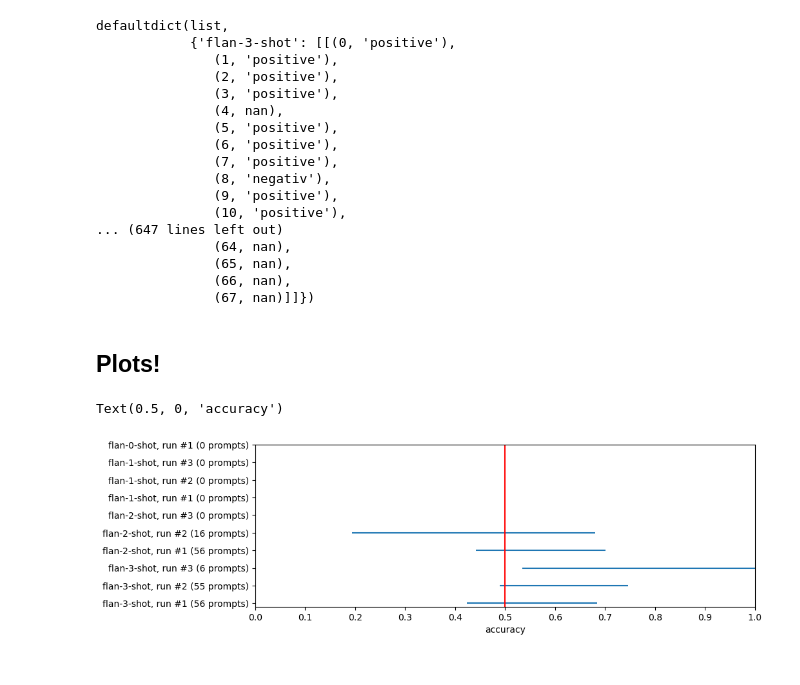
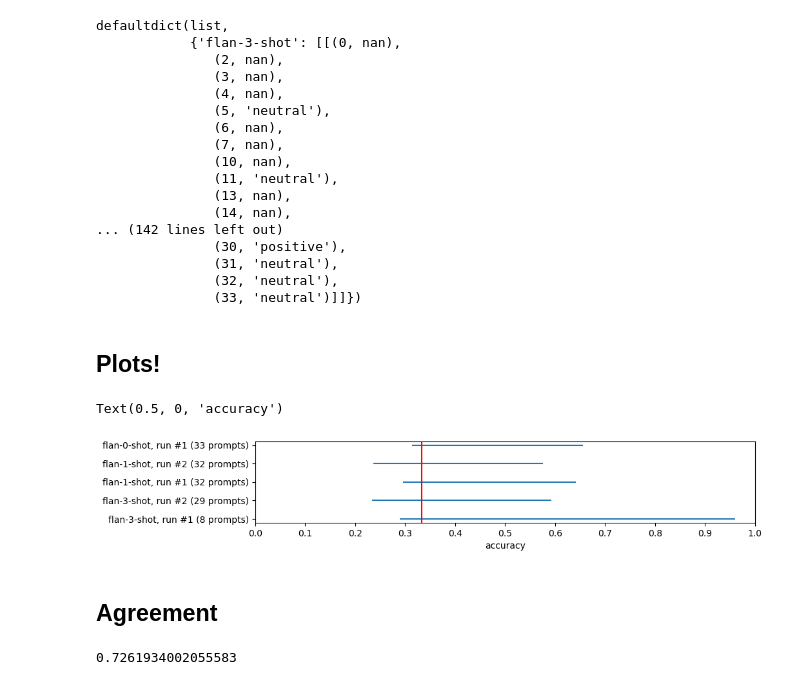
Before and after one commit to aehrm/seminar_cls_2023, a Jupyter notebook: prompting.ipynb, the cells around one changed output. Saved outputs shown, nothing was run; the diff lists cells and outputs as text; code cells hidden in the pictures.

```diff
--- a/prompting.ipynb
+++ b/prompting.ipynb
@@ -86,7 +96,10 @@ for line in open('zero_shot_prompts_anton.txt'):
         gold_anton.append(line.strip()[7:])
 
 annotation_queries['gold_anton'] = gold_anton
+# %%
+annotation_queries['gold_agnes'] = pandas.read_csv('dracor_annotationen_1_ahi.csv', sep=';')['Annotation']
 # %%
+annotation_queries = annotation_queries[~annotation_queries['gold_agnes'].isna()]
 annotation_queries
 # %% [output]
 |  | Unnamed: 0 | Stück | Sprecher | Geschlecht | Left_SP | Left_Context | Satz | Right_Context | Right_SP | ... |
@@ -124,11 +141,15 @@ def calc_accuracy(prediction, gold_annotation):
     for pred, gold in zip(prediction, gold_annotation):
         if pandas.isna(pred):
             res.append(np.nan)
+        elif pandas.isna(gold):
+            res.append(np.nan)
         elif pred.startswith('pos') and gold.startswith('pos'):
             res.append(1)
         elif pred.startswith('neg') and gold.startswith('neg'):
             res.append(1)
-        elif not pred.startswith('neg') and not pred.startswith('pos'):
+        elif pred.startswith('neut') and gold.startswith('neut'):
+            res.append(1)
+        elif not pred.startswith('neg') and not pred.startswith('pos')  and not pred.startswith('neut'):
             print(pred, ' nicht erkennbar!')
             res.append(np.nan)
         else:
@@ -139,9 +160,9 @@ def calc_accuracy(prediction, gold_annotation):
 flan_results = collections.defaultdict(list)
 prng = np.random.RandomState(123471)
 
-for k in [3,2,1,0]:
+for k in [3,1,0]:
     if k > 0:
-        n_repetitions = 1
+        n_repetitions = 2
     else:
         n_repetitions = 1
 
@@ -159,50 +180,63 @@ for k in [3,2,1,0]:
                 pbar.update(1)
             flan_results[f'flan-{k}-shot'].append(results)
 # %%
+with open('flan_results_1.json', 'w') as out:
+    json.dump(flan_results, out)
 flan_results
 # calc_accuracy([ r for i, r in x ], annotation_queries.loc[[ i for i, r in x ], 'gold_anton'])
 # %% [output]
 defaultdict(list,
-            {'flan-3-shot': [[(0, 'positive'),
-               (1, 'positive'),
-               (2, 'positive'),
-               (3, 'positive'),
+            {'flan-3-shot': [[(0, nan),
+               (2, nan),
+               (3, nan),
                (4, nan),
-               (5, 'positive'),
-               (6, 'positive'),
-               (7, 'positive'),
-               (8, 'negativ'),
-               (9, 'positive'),
-               (10, 'positive'),
-... (647 lines left out)
-               (64, nan),
-               (65, nan),
-               (66, nan),
-               (67, nan)]]})
+               (5, 'neutral'),
+               (6, nan),
+               (7, nan),
+               (10, nan),
+               (11, 'neutral'),
+               (13, nan),
+               (14, nan),
+... (142 lines left out)
+               (30, 'positive'),
+               (31, 'neutral'),
+               (32, 'neutral'),
+               (33, 'neutral')]]})
 # %% [markdown]
 ## Plots!
 # %%
 from statsmodels.stats.proportion import proportion_confint
 
 plot_intervals = []
 plot_labels = []
 
 for k, v in flan_results.items():
     for i, x in enumerate(v):
-        res = calc_accuracy([ r for i, r in x ], annotation_queries.loc[[ i for i, r in x ], 'gold_anton'])
+        res = calc_accuracy([ r for i, r in x ], annotation_queries.loc[[ i for i, r in x ], 'gold_agnes'])
         res = np.array([x for x in res if ~np.isnan(x)])
         plot_intervals.append(proportion_confint(count=sum(res), nobs=len(res)))
         plot_labels.append(f'{k}, run #{i+1} ({len(res)} prompts)')
 
 
 fig, ax = plt.subplots(figsize=(10, len(plot_intervals)/3), dpi=100)
 ax.hlines(np.arange(len(plot_intervals)), np.array(plot_intervals)[:,0], np.array(plot_intervals)[:,1])
-ax.axvline(0.5, color='red')
+ax.axvline(1/3, color='red')
 ax.set_xlim((0, 1))
 ax.set_xticks([0, 0.1, 0.2, 0.3, 0.4, 0.5, 0.6, 0.7, 0.8, 0.9, 1])
 ax.set_yticks(np.arange(len(plot_intervals)))
 ax.set_yticklabels(plot_labels)
 ax.set_xlabel('accuracy')
 # %% [output]
 Text(0.5, 0, 'accuracy')
-[figure, old version]
+[figure, new version]
+# %% [markdown]
+## Agreement
+# %%
+import krippendorff
+
+reliability_data = annotation_queries[['gold_anton', 'gold_agnes']]
+reliability_data = reliability_data.replace({'pos': 2, 'positiv': 2, 'neg': 0, 'negativ': 0, 'neutral': 1, 'neut': 1})
+
+krippendorff.alpha(reliability_data=reliability_data.values.T, level_of_measurement='ordinal')
+# %% [output]
+0.7261934002055583
```
Also changed, not shown: parts of 3 cells of this notebook, 1 other file.
